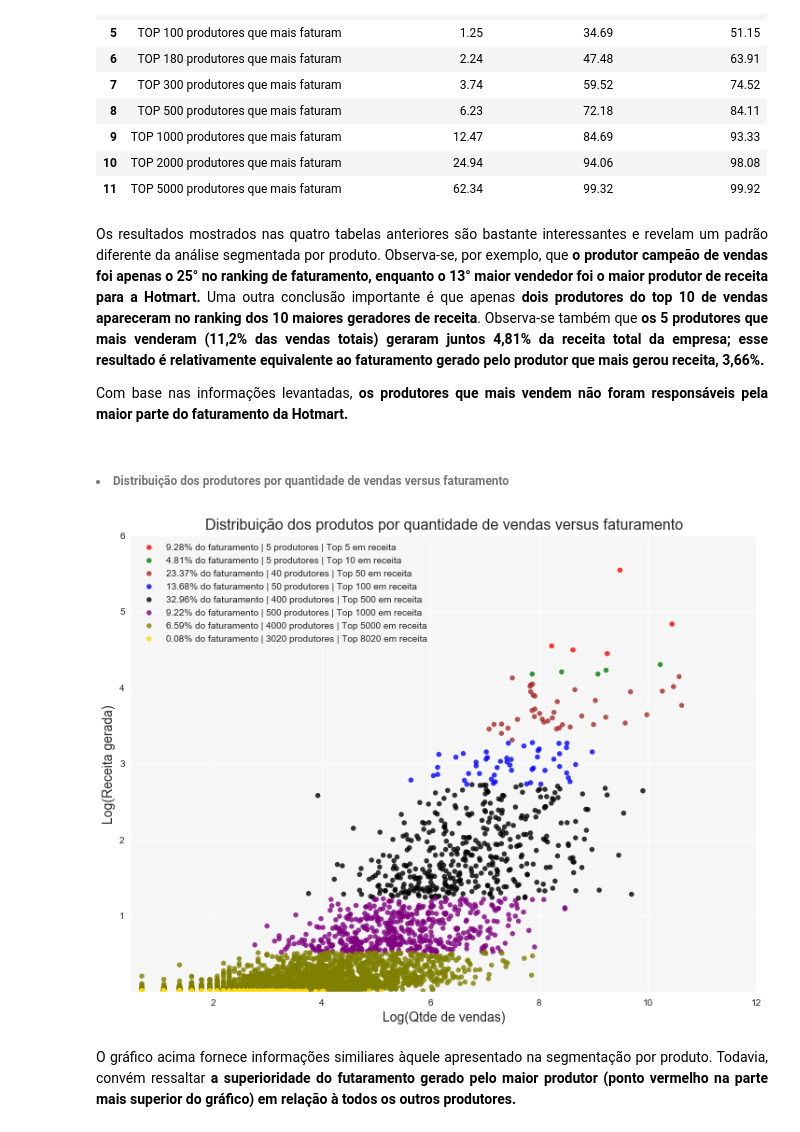
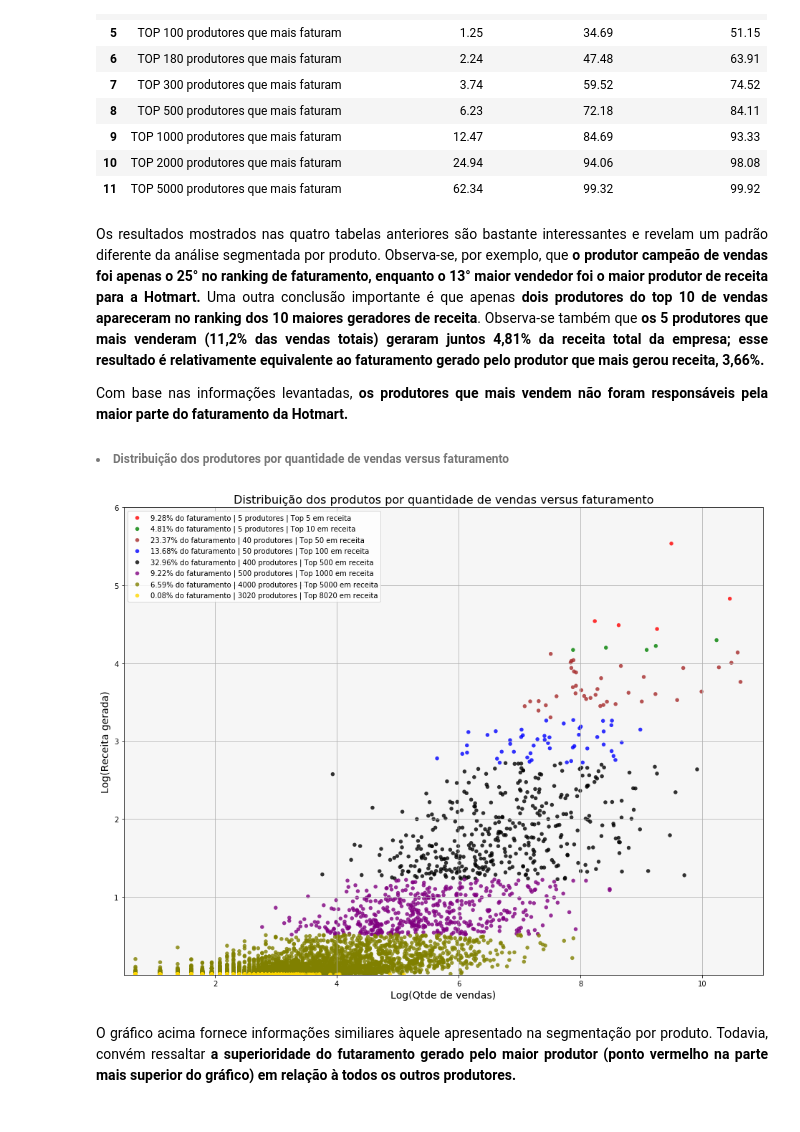
Before and after one commit to gPass0s/2016-Hotmart-sales-analysis, a Jupyter notebook: analysis.ipynb, the cells around one changed output. Drawn from its saved outputs; the diff is of its cells as text; code cells hidden in the pictures.

```diff
--- a/analysis.ipynb
+++ b/analysis.ipynb
@@ -47,7 +48,7 @@ Facebook, Youtube, Instagram, Pinterest, ou Twitter;</li>
 import pandas as pd
 
 # Carregamento do data set
-sales = pd.read_csv('https://query.data.world/s/enrwqqtwlxc55skwsx735hp2yldis4', sep=';',
+sales = pd.read_csv('/home/guilhermepassos/jupyter_projects/2016-Hotmart-sales-data/sales_data.csv', sep=';',
                     encoding='utf-8',header=0)
 # Visualização dos dados
 sales.sample(5)
@@ -385,7 +383,7 @@ def scaterr_plot(rankings,colors,df,item,title,xlim,ylim):
                     np.log1p(df.iloc[i:rank,5])))
         i=rank
 
-    fig = plt.figure(figsize=(12, 9))
+    fig = plt.figure(figsize=(16, 12))
     ax = fig.add_subplot(1, 1, 1, facecolor="10")
 
     for data,color,label in zip(data,colors,labels):
@@ -547,20 +544,20 @@ sales_relevance(by_producers,rankings,text)
 # %% [markdown]
 <p style="text-align: justify; LINE-HEIGHT:30px; FONT-FAMILY:Arial;text-indent:30px"> Os resultados mostrados nas quatro tabelas anteriores são bastante interessantes e revelam um padrão diferente da análise segmentada por produto. Observa-se, por exemplo, que <b>o produtor campeão de vendas foi apenas o 25° no ranking de faturamento, enquanto o 13° maior vendedor foi o maior produtor de receita para a Hotmart. </b> Uma outra conclusão importante é que apenas <b> dois produtores do top 10 de vendas apareceram no ranking dos 10 maiores geradores de receita</b>. Observa-se também que <b>os 5 produtores que mais venderam (11,2% das vendas totais) geraram juntos 4,81% da receita total da empresa; esse resultado é relativamente equivalente ao faturamento gerado pelo produtor que mais gerou receita, 3,66%.</b> </p>
 
-<p style="text-align: justify; LINE-HEIGHT:30px; FONT-FAMILY:Arial;text-indent:30px"> Com base nas informações levantadas,<b> os produtores que mais vendem não foram responsáveis pela maior parte do faturamento da Hotmart. </b>
+<p style="text-align: justify; LINE-HEIGHT:30px; FONT-FAMILY:Arial;text-indent:30px"> Com base nas informações levantadas,<b> os produtores que mais vendem não foram responsáveis pela maior parte do faturamento da Hotmart. </b> </p>
+
+<h6 style="text-indent:30px"> <li> Distribuição dos produtores por quantidade de vendas versus faturamento</h6>
-# %% [markdown]
-<h6 style="text-indent:30px"> <li> Distribuição dos produtores por quantidade de vendas versus faturamento</h6>
 # %%
 by_producers = by_producers.sort_values(by=['%_revenue'],ascending=False)
 rankings = [5,10,50,100,500,1000,5000,len(by_producers)]
 colors = ('red','green','brown','blue','black','purple','olive','gold')
 item = 'produtores'
 title = 'Distribuição dos produtos por quantidade de vendas versus faturamento'
-xlim = (0.5,12)
+xlim = (0.5,11)
 ylim = (0.00000001,6)
 # Gerea o gráfico
 scaterr_plot(rankings,colors,by_producers,item,title,xlim,ylim)
 # %% [output]
-[figure, old version]
+[figure, new version]
 # %% [markdown]
 <p style="text-align: justify; LINE-HEIGHT:30px; FONT-FAMILY:Arial;text-indent:30px"> O gráfico acima fornece informações similiares àquele apresentado na segmentação por produto. Todavia, convém ressaltar <b>a superioridade do futaramento gerado pelo maior produtor (ponto vermelho na parte mais superior do gráfico) em relação à todos os outros produtores.<b></p>
```
Also changed, not shown: parts of 17 cells of this notebook.
